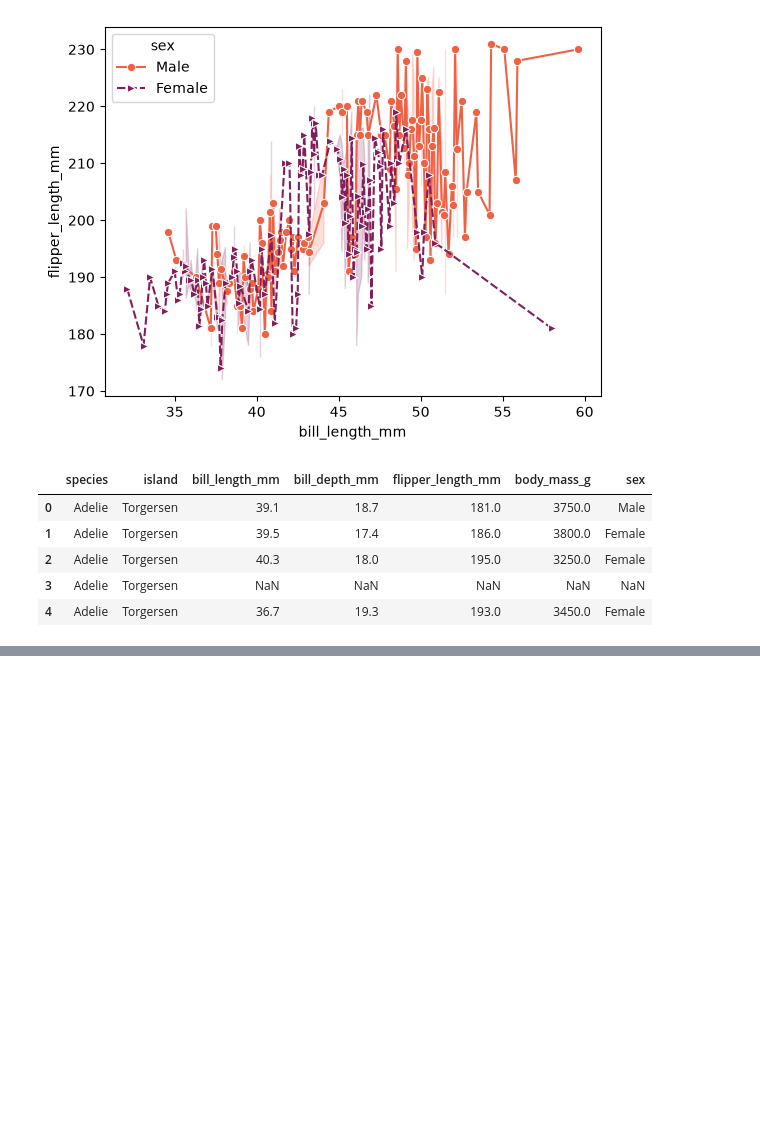
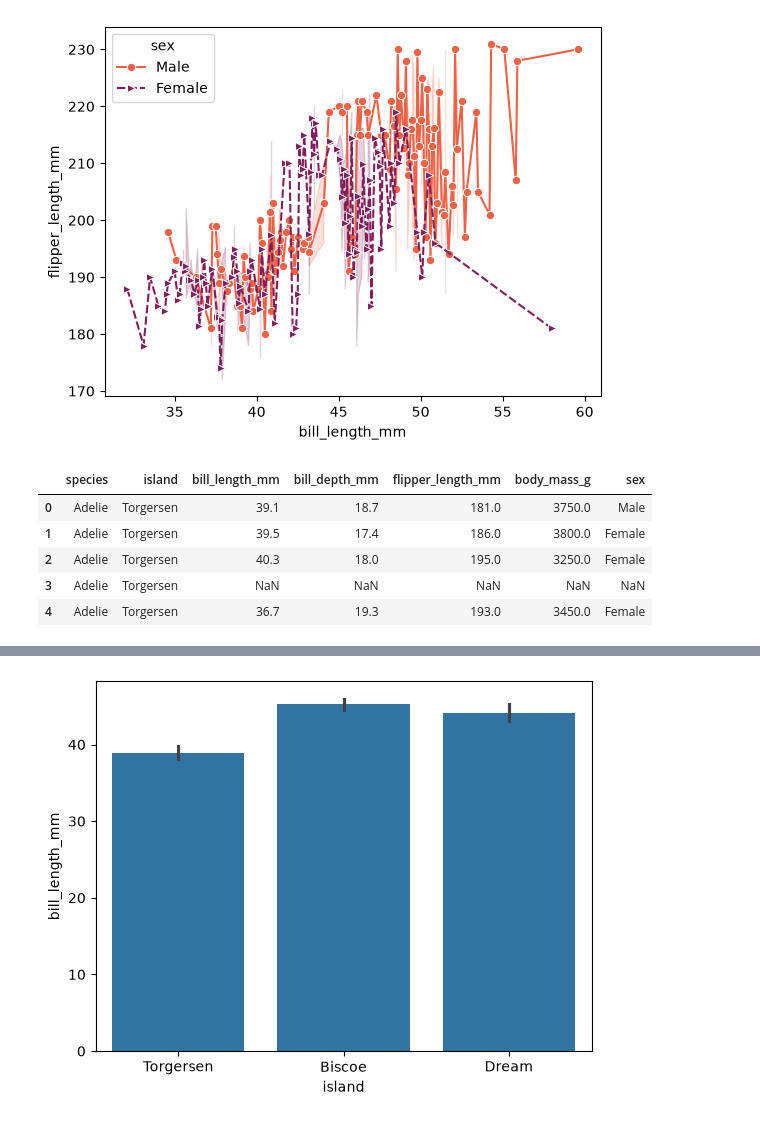
Before and after one commit to ays19/AI-with-Python, a Jupyter notebook: seaborn.ipynb, the cells around one changed output, grey strips where cells are left out. Saved outputs shown, nothing was run; the diff lists cells and outputs as text; code cells hidden in the pictures; blank space fills up the shorter version.

Commit message:
Add bar plots and distribution plot examples with penguins dataset

```diff
--- a/seaborn.ipynb
+++ b/seaborn.ipynb
@@ -73,0 +107,5 @@ df1.head()
+# %%
+sns.barplot(x=df1.island, y=df1.bill_length_mm)
+plt.show()
+# %% [output]
+[figure, added]
```
Also changed, not shown: parts of 8 cells of this notebook.
